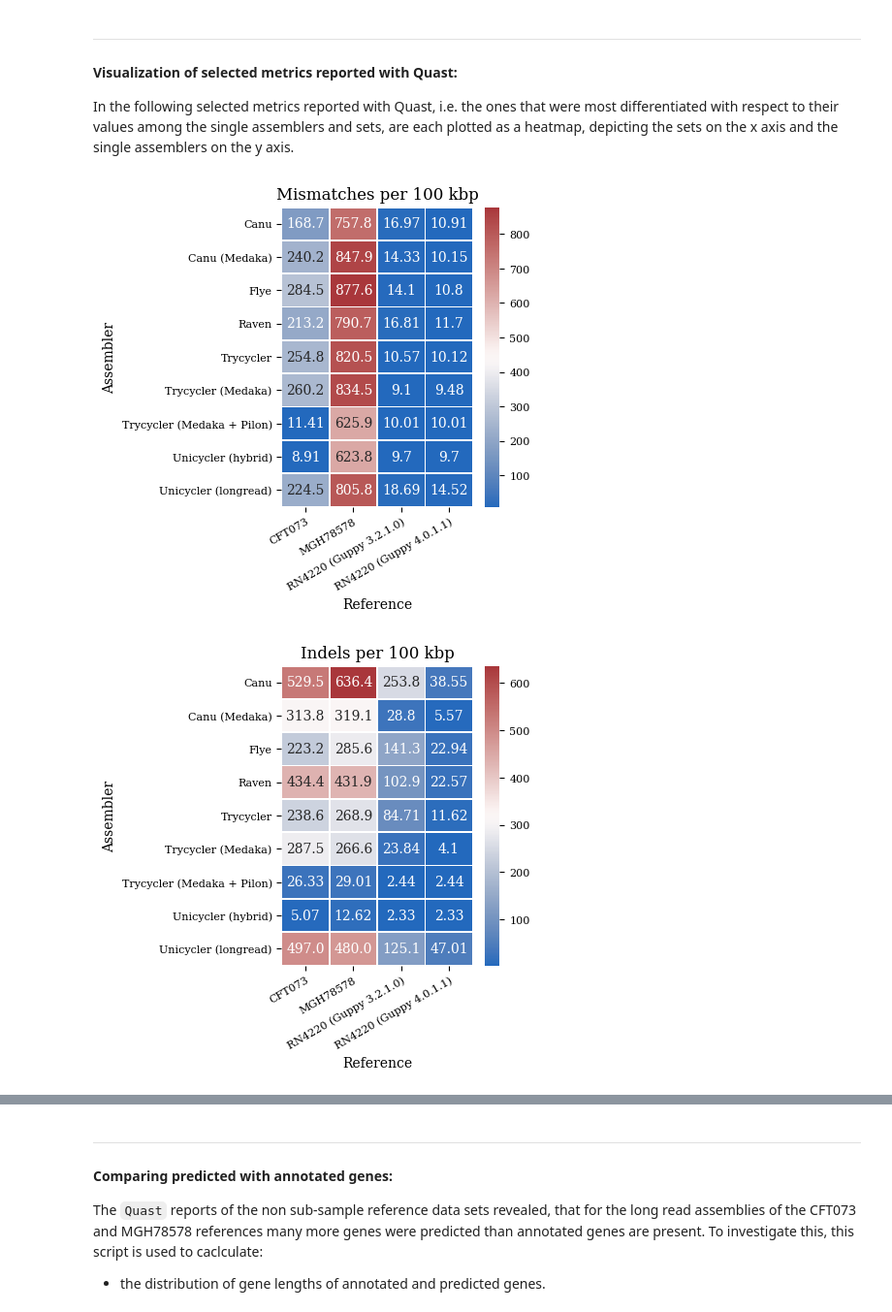
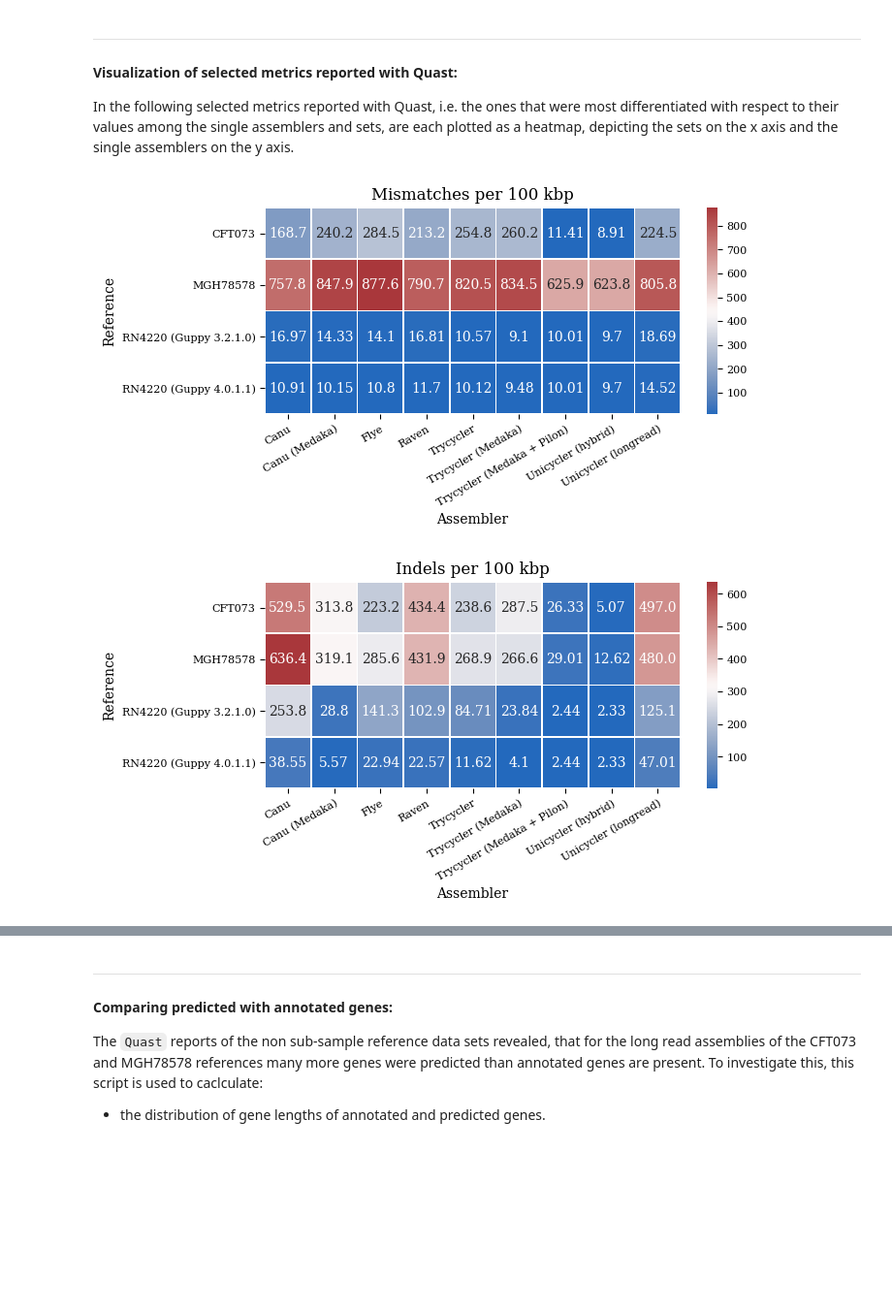
Before and after one commit to Integrative-Transcriptomics/TechnicalReport-AssemblyBestPractice, a Jupyter notebook: S8_assemblyQualityVisualization.ipynb, the cells around one changed output, grey strips where cells are left out. Shown at 97% size. Drawn from its saved outputs; the diff is of its cells as text; code cells hidden in the pictures; blank space fills up the shorter version.

```diff
--- a/S8_assemblyQualityVisualization.ipynb
+++ b/S8_assemblyQualityVisualization.ipynb
@@ -112,9 +112,13 @@ files = { './results/quast/CFT073/report.tsv' : "CFT073",
 geneticFeatures = { "CFT073" : 5288,
                     "MGH78578" : 5689,
                     "RN4220 (Guppy 3.2.1.0)" : 2913,
-                    "RN4220 (Guppy 4.0.1.1)" : 2913}
+                    "RN4220 (Guppy 4.0.1.1)" : 2913 }
+genomeLengths = { "CFT073" : 5231428,
+                  "MGH78578" : 5315120,
+                  "RN4220~guppy3210" : 2663395,
+                  "RN4220~guppy4011" : 2663395 }
 # %%
-def plotFeatureHeatmap( feature, title, geneticFeatures = False, showXLabels = True, showYLabels = True, files = files ) :
+def plotFeatureHeatmap( feature, title, genomeLenghts, geneticFeatures = False, showXLabels = True, showYLabels = True, files = files ) :
     ''' Visualizes one selected feature/metric of a Quast .tsv report as heatmap.
 
     Parameters
@@ -123,6 +127,8 @@ def plotFeatureHeatmap( feature, title, geneticFeatures = False, showXLabels = T
         The feature/metric to be visualized, has to be contained in the Quast .tsv reports specified with fileNames.
     title: str
         The title for the plot.
+    genomeLenghts: dict
+        A dictionary mapping the set names to the respective genome lengths of the reference genomes.
     geneticFeatures: bool or dict
         If set to False (default) and the feature is recovered or predicted genes, the absolute counts will be plotted.
         If a dict is given, it should contain the the values of the files dictionary as keys and an integer as values.
@@ -147,6 +153,9 @@ def plotFeatureHeatmap( feature, title, geneticFeatures = False, showXLabels = T
         if feature == "# genomic features" :
             df = df.T
             df[ "# genomic features" ] = [ float( val.split( " + " )[ 0 ] ) for val in df[ "# genomic features" ].tolist( ) ]
+        elif feature == "Largest alignment" :
+            df = df.T
+            df[ "Largest alignment" ] = [ float( int( val ) / genomeLengths[ fileName.split( "/" )[ 3 ] ] ) for val in df[ "Largest alignment" ].tolist( ) ]
         else :
             df = df.T.astype( float )
 
@@ -166,18 +175,18 @@ def plotFeatureHeatmap( feature, title, geneticFeatures = False, showXLabels = T
     df = df.astype( float ).round( 3 )
 
     # Plot the heatmap.
-    plt.figure( figsize = set_size( 230, 290 ) )
-    sns.heatmap( df, annot = True, cmap = "vlag", linewidths = .5, fmt=".4" )
+    plt.figure( figsize = set_size( 500, 200 ) )
+    sns.heatmap( df.T, annot = True, cmap = "vlag", linewidths = .5, fmt=".4" )
 
     # Show x and y labels and ticks based on the passed parameters.
     if showYLabels :
-        plt.ylabel( "Assembler" )
+        plt.ylabel( "Reference" )
     else :
         plt.ylabel( "" )
         plt.yticks( np.arange( 0.5, 9.5 ), "" )
 
     if showXLabels :
-        plt.xlabel( "Reference" )
+        plt.xlabel( "Assembler" )
         plt.xticks( rotation = 30, ha="right", rotation_mode="anchor" )
     else :
         plt.xlabel( "" )
@@ -188,33 +197,31 @@ def plotFeatureHeatmap( feature, title, geneticFeatures = False, showXLabels = T
 # %%
 # Now the plotFeatureHeatmap method is called for a susbset of interesing metrics.
 for feature, label in zip( [
     "# mismatches per 100 kbp",
     "# indels per 100 kbp",
     "    # translocations",
     "    # inversions",
     "    # relocations",
     "# local misassemblies",
     "# predicted genes (unique)",
     "# genomic features",
     "Genome fraction (%)",
     "# contigs",
-    "LA50",
     "LA75"
 ], [
     "Mismatches per 100 kbp",
     "Indels per 100 kbp",
     "Translocations",
     "Inversions",
     "Relocations",
     "Local misassemblies",
-    r'$\dfrac{predicted~~features}{reference~~features}$',
-    r'$\dfrac{recovered~~features}{reference~~features}$',
+    r'$\dfrac{Predicted~~features}{Reference~~features}$',
+    r'$\dfrac{Recovered~~features}{Reference~~features}$',
     "Genome fraction (%)",
-    "Contigs",
-    "LA50",
-    "LA75"
+    'Contigs (larger than $500$ bp)',
+    "LA75",
 ] ) :
-    plotFeatureHeatmap( feature, label, geneticFeatures = geneticFeatures )
+    plotFeatureHeatmap( feature, label, genomeLengths, geneticFeatures = geneticFeatures )
 # %% [output]
-[figure, old version]
+[figure, new version]
-[figure, old version]
+[figure, new version]
```
Also changed, not shown: parts of 5 cells of this notebook, 10 other files.
